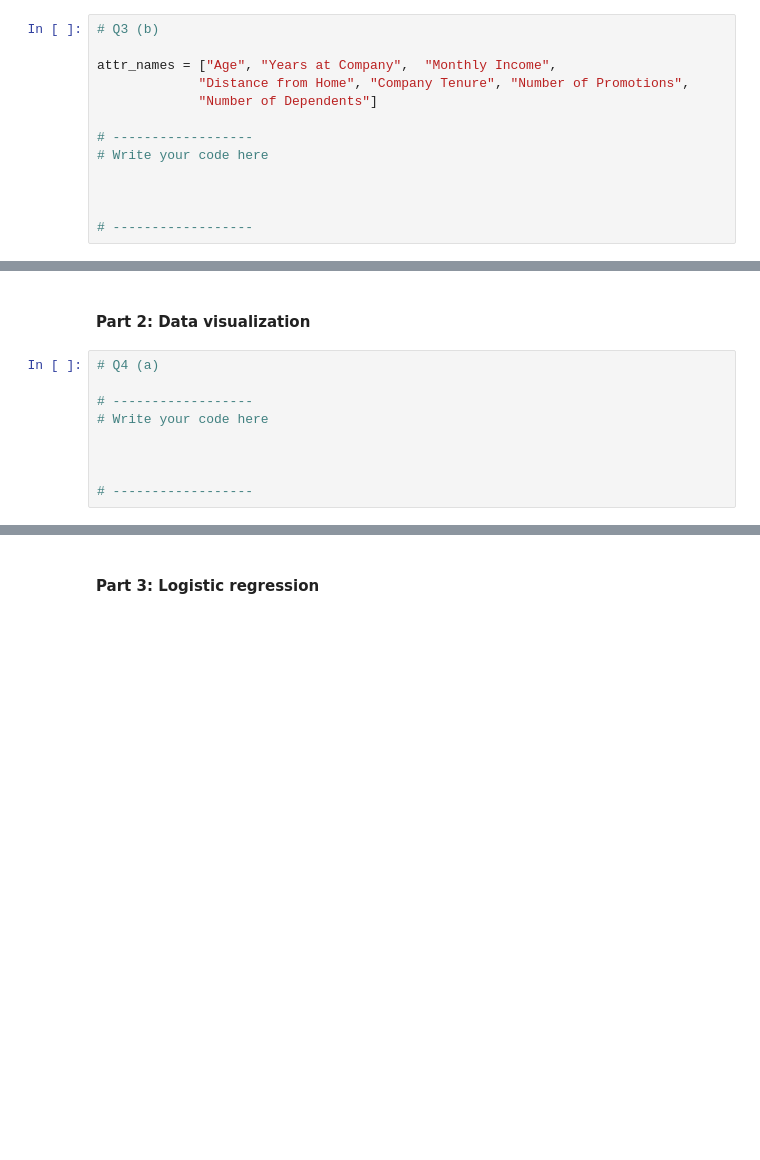
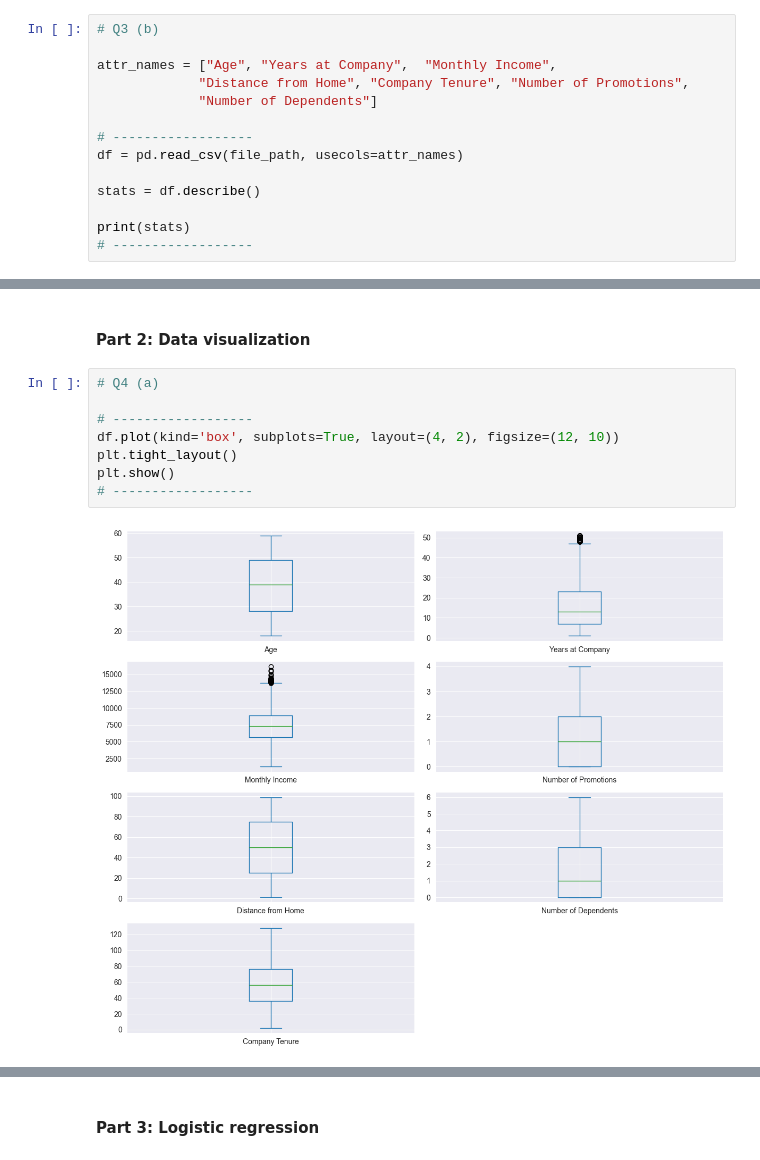
Before and after one commit to mawga2/year3_proj, a Jupyter notebook: stat3612/assign1.ipynb, the cells around one changed output, grey strips where cells are left out. Drawn from its saved outputs; the diff is of its cells as text; blank space fills up the shorter version.

Commit message:
Modified assigne1 of stat3612

```diff
--- a/stat3612/assign1.ipynb
+++ b/stat3612/assign1.ipynb
@@ -64,8 +56,9 @@ attr_names = ["Age", "Years at Company",  "Monthly Income",
              "Number of Dependents"]
 
 # ------------------
-# Write your code here
+df = pd.read_csv(file_path, usecols=attr_names)
 
+stats = df.describe()
 
-
+print(stats)
 # ------------------
@@ -106,12 +176,13 @@ We should calculate the mean and std only rely on training data, as testing data
 # %%
 # Q4 (a)
 
 # ------------------
-# Write your code here
-
-
-
+df.plot(kind='box', subplots=True, layout=(4, 2), figsize=(12, 10))
+plt.tight_layout()
+plt.show()
 # ------------------
+# %% [output]
+[figure, added]
 # %%
 # Q4 (b)
 #  -------------------
```
Also changed, not shown: parts of 9 cells of this notebook.
